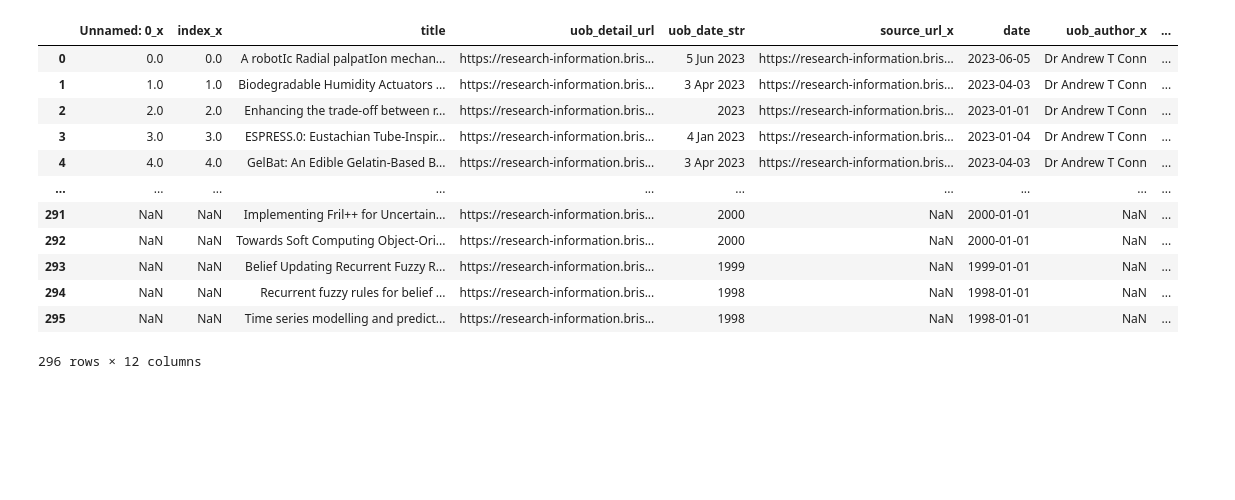
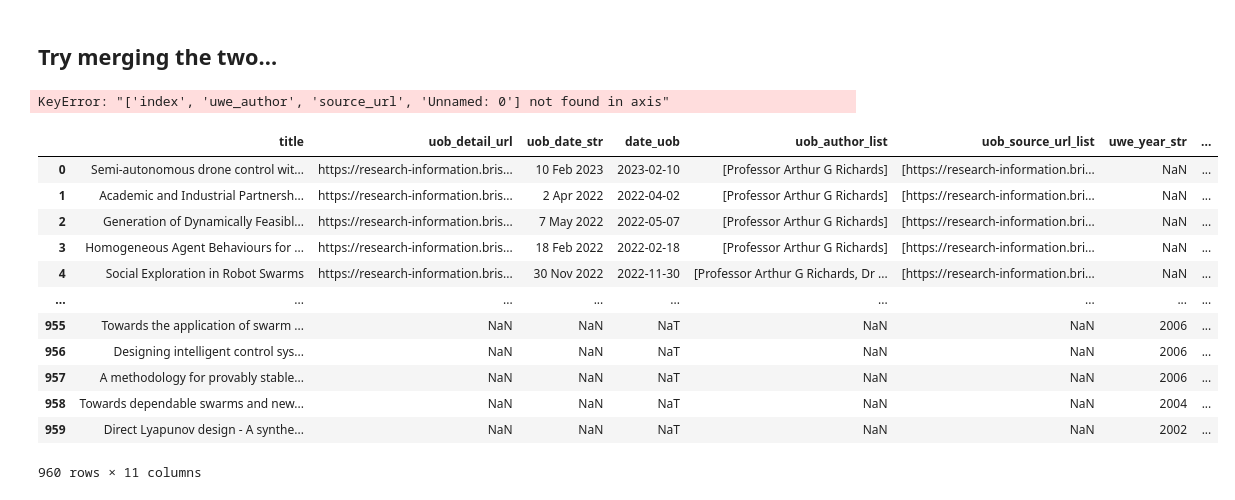
Before and after one commit to arthurrichards77/publication_scraping, a Jupyter notebook: merge_database.ipynb, the cells around one changed output. Cells and saved outputs as stored; diff of their text form; code cells hidden in the pictures; blank space fills up the shorter version.

Commit message:
Now able to merge across UWE and UoB

```diff
--- a/merge_database.ipynb
+++ b/merge_database.ipynb
@@ -36,0 +107,20 @@ df2
+# %%
+merge_columns = ['uwe_detail_link','title','uwe_year_str']
+uwe_df = pd.DataFrame(columns=merge_columns)
+for ii in range(len(profile_df)):
+    this_name = profile_df.at[ii,'name']
+    this_url = profile_df.at[ii,'uwe_url']
+    if type(this_url)==str:
+        this_file = 'results/' + this_name.replace(' ','_') + '_uwe.xlsx'
+        print(this_file)
+        this_df = pd.read_excel(this_file)
+        this_df['uwe_author_list'] = [[a] for a in this_df.uwe_author]
+        this_df['uwe_source_url_list'] = [[a] for a in this_df.source_url]
+        this_df['uwe_year_str'] = [str(y) for y in this_df['uwe_year_str']]
+        uwe_df = pd.merge(uwe_df,this_df, on=merge_columns,how='outer')
+        if 'uwe_author_list_x' in uwe_df.columns:
+            # found some overlapping entries
+            uwe_df['uwe_author_list'] = uwe_df.apply(merge_author_list_func,axis=1)
+            uwe_df['uwe_source_url_list'] = uwe_df.apply(merge_source_list_func,axis=1)
+        uwe_df.drop([c for c in uwe_df.columns if c.endswith('_y')],axis=1,inplace=True)
+        uwe_df.drop([c for c in uwe_df.columns if c.endswith('_x')],axis=1,inplace=True)
@@ -36,0 +135,3 @@ df2
+# %%
+uwe_df['date'] = pd.to_datetime(uwe_df['uwe_year_str'], format='mixed', errors='coerce')
+uwe_df
@@ -36,0 +152,2 @@ df2
+# %%
+uwe_df = uwe_df.drop(['index','uwe_author','source_url','Unnamed: 0'],axis=1)
@@ -37,17 +156,24 @@ df2
+# %% [markdown]
+## Try merging the two...
+# %%
+uwe_df['year'] = pd.DatetimeIndex(uwe_df['date']).year
+uwe_df
+# %% [output]
+KeyError: "['index', 'uwe_author', 'source_url', 'Unnamed: 0'] not found in axis"
 # %%
-df_both = pd.merge(df1,df2, on=['uob_detail_url','title','uob_date_str','date'],how='outer')
-df_both
+brl_df = pd.merge(uob_df,uwe_df,on=['title'],how='outer',suffixes=['_uob','_uwe'])
+brl_df
 # %% [output]
-|  | Unnamed: 0_x | index_x | title | uob_detail_url | uob_date_str | source_url_x | date | uob_author_x | ... |
-| 0 | 0.0 | 0.0 | A robotIc Radial palpatIon mechan... | https://research-information.bris... | 5 Jun 2023 | https://research-information.bris... | 2023-06-05 | Dr Andrew T Conn | ... |
-| 1 | 1.0 | 1.0 | Biodegradable Humidity Actuators ... | https://research-information.bris... | 3 Apr 2023 | https://research-information.bris... | 2023-04-03 | Dr Andrew T Conn | ... |
-| 2 | 2.0 | 2.0 | Enhancing the trade-off between r... | https://research-information.bris... | 2023 | https://research-information.bris... | 2023-01-01 | Dr Andrew T Conn | ... |
-| 3 | 3.0 | 3.0 | ESPRESS.0: Eustachian Tube-Inspir... | https://research-information.bris... | 4 Jan 2023 | https://research-information.bris... | 2023-01-04 | Dr Andrew T Conn | ... |
-| 4 | 4.0 | 4.0 | GelBat: An Edible Gelatin-Based B... | https://research-information.bris... | 3 Apr 2023 | https://research-information.bris... | 2023-04-03 | Dr Andrew T Conn | ... |
-| ... | ... | ... | ... | ... | ... | ... | ... | ... | ... |
-| 291 | NaN | NaN | Implementing Fril++ for Uncertain... | https://research-information.bris... | 2000 | NaN | 2000-01-01 | NaN | ... |
-| 292 | NaN | NaN | Towards Soft Computing Object-Ori... | https://research-information.bris... | 2000 | NaN | 2000-01-01 | NaN | ... |
-| 293 | NaN | NaN | Belief Updating Recurrent Fuzzy R... | https://research-information.bris... | 1999 | NaN | 1999-01-01 | NaN | ... |
-| 294 | NaN | NaN | Recurrent fuzzy rules for belief ... | https://research-information.bris... | 1998 | NaN | 1998-01-01 | NaN | ... |
-| 295 | NaN | NaN | Time series modelling and predict... | https://research-information.bris... | 1998 | NaN | 1998-01-01 | NaN | ... |
+|  | title | uob_detail_url | uob_date_str | date_uob | uob_author_list | uob_source_url_list | uwe_year_str | ... |
+| 0 | Semi-autonomous drone control wit... | https://research-information.bris... | 10 Feb 2023 | 2023-02-10 | [Professor Arthur G Richards] | [https://research-information.bri... | NaN | ... |
+| 1 | Academic and Industrial Partnersh... | https://research-information.bris... | 2 Apr 2022 | 2022-04-02 | [Professor Arthur G Richards] | [https://research-information.bri... | NaN | ... |
+| 2 | Generation of Dynamically Feasibl... | https://research-information.bris... | 7 May 2022 | 2022-05-07 | [Professor Arthur G Richards] | [https://research-information.bri... | NaN | ... |
+| 3 | Homogeneous Agent Behaviours for ... | https://research-information.bris... | 18 Feb 2022 | 2022-02-18 | [Professor Arthur G Richards] | [https://research-information.bri... | NaN | ... |
+| 4 | Social Exploration in Robot Swarms | https://research-information.bris... | 30 Nov 2022 | 2022-11-30 | [Professor Arthur G Richards, Dr ... | [https://research-information.bri... | NaN | ... |
+| ... | ... | ... | ... | ... | ... | ... | ... | ... |
+| 955 | Towards the application of swarm ... | NaN | NaN | NaT | NaN | NaN | 2006 | ... |
+| 956 | Designing intelligent control sys... | NaN | NaN | NaT | NaN | NaN | 2006 | ... |
+| 957 | A methodology for provably stable... | NaN | NaN | NaT | NaN | NaN | 2006 | ... |
+| 958 | Towards dependable swarms and new... | NaN | NaN | NaT | NaN | NaN | 2004 | ... |
+| 959 | Direct Lyapunov design - A synthe... | NaN | NaN | NaT | NaN | NaN | 2002 | ... |
-296 rows × 12 columns
+960 rows × 11 columns
```
Also changed, not shown: parts of 15 cells of this notebook, 2 other files.
